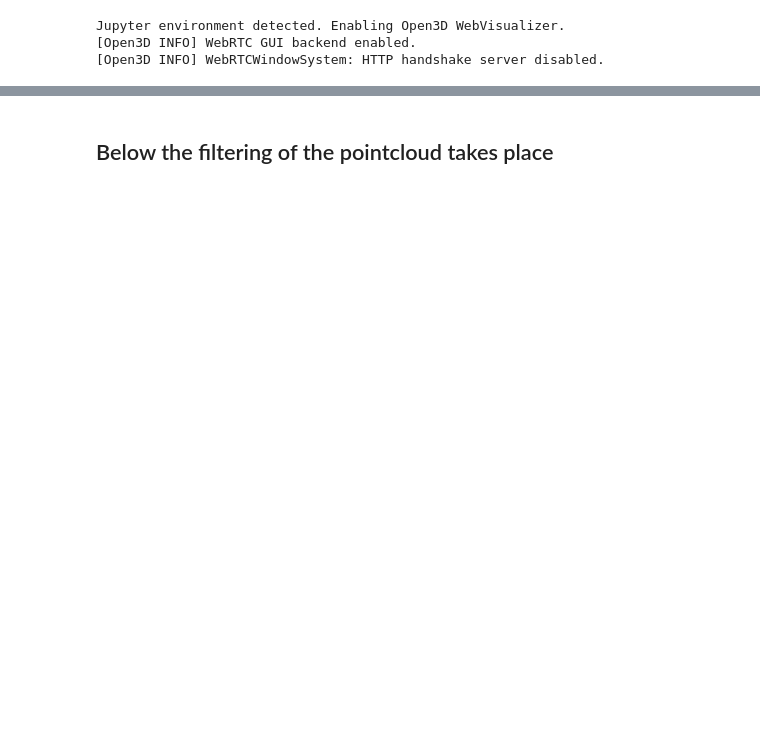
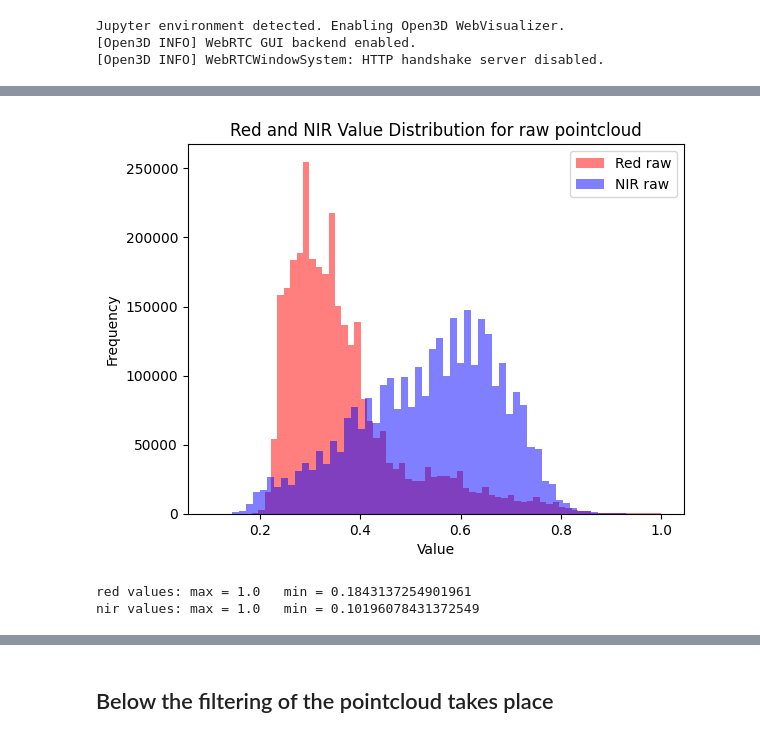
Before and after one commit to NoahAlting/MSc_thesis, a Jupyter notebook: code/fresh.ipynb, the cells around one changed output, grey strips where cells are left out. Saved outputs shown, nothing was run; the diff lists cells and outputs as text; code cells hidden in the pictures; blank space fills up the shorter version.

```diff
--- a/code/fresh.ipynb
+++ b/code/fresh.ipynb
@@ -64,3 +94,19 @@ original_las.ndvi = get_ndvi(original_las.red, original_las.nir)
+# %%
+#debugging for NDVI values being between -.4 and .4 instead of -1 and 1
+plt.hist(red_raw, bins=64, alpha=0.5, label='Red raw', color='red')
+plt.hist(nir_raw, bins=64, alpha=0.5, label='NIR raw', color='blue')
+plt.xlabel('Value')
+plt.ylabel('Frequency')
+plt.title('Red and NIR Value Distribution for raw pointcloud')
+plt.legend()
+plt.show()
+
+print(f'red values: max = {red_raw.max()}\tmin = {red_raw.min()}')
+print(f'nir values: max = {nir_raw.max()}\tmin = {nir_raw.min()}')
+# %% [output]
+[figure, added]
+red values: max = 1.0   min = 0.1843137254901961
+nir values: max = 1.0   min = 0.10196078431372549
 # %%
 def plot_ndvi_histogram(ndvi_values, name='<No Name>'):
     """Plot a histogram of NDVI values."""
```
Also changed, not shown: parts of 14 cells of this notebook, 5 other files.
